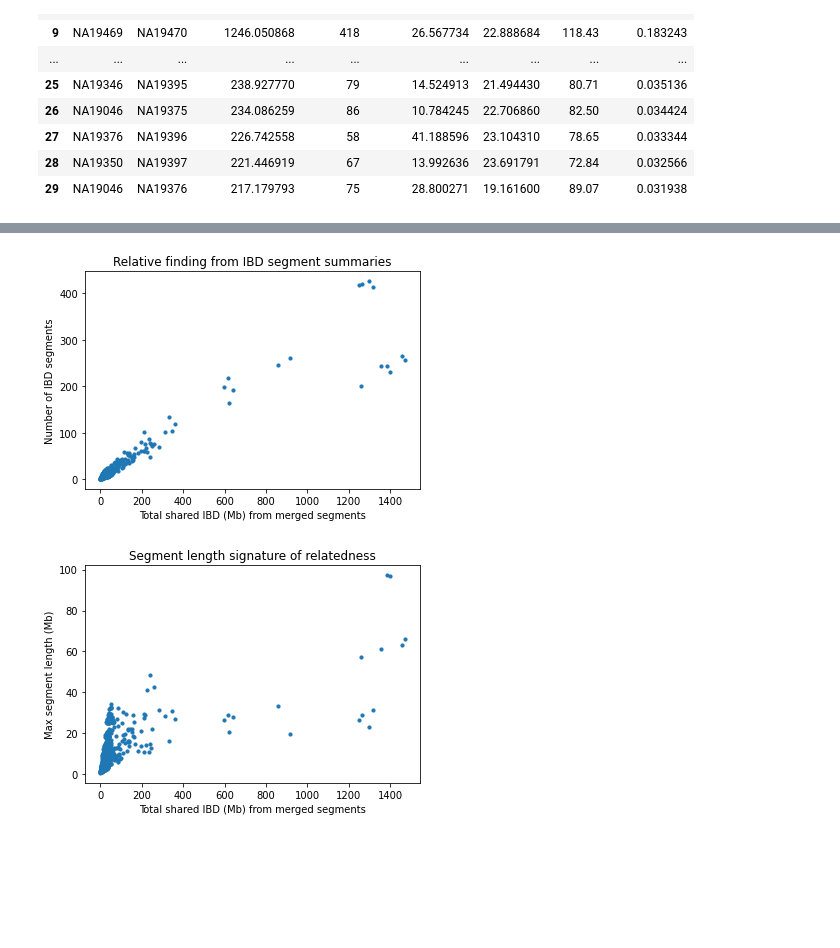
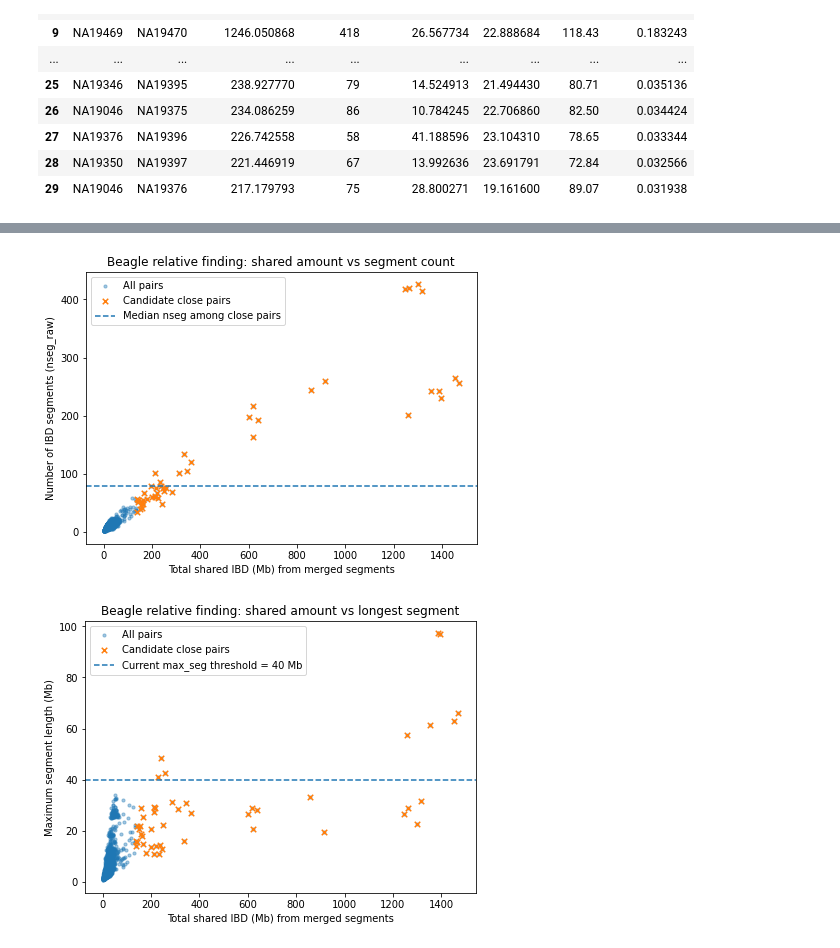
Before and after one commit to kaiyuanh2/cse284-final-project, a Jupyter notebook: beagle-relative-finding.ipynb, the cells around one changed output, grey strips where cells are left out. Drawn from its saved outputs; the diff is of its cells as text; code cells hidden in the pictures; blank space fills up the shorter version.

Commit message:
merge robustness analysis

```diff
--- a/beagle-relative-finding.ipynb
+++ b/beagle-relative-finding.ipynb
@@ -5,12 +5,12 @@ from collections import defaultdict
 
 ibd_path = "lwk.refined_ibd.merged.ibd.gz"
 # %%
-total_autosomal_bp = 3_400_000_000  # ~3.4 Gb
+total_autosomal_bp = 2_800_000_000  # ~2.8 Gb
 # %%
 def canonical_pair(iid1, iid2):
     return (iid1, iid2) if iid1 <= iid2 else (iid2, iid1)
 
-def read_refined_ibd_segments(ibd_path, chrom_min=1, chrom_max=22, min_lod=None):
+def read_refined_ibd_segments(ibd_path, chrom_min=1, chrom_max=22, min_lod=None, min_bp=None):
     """
     Reads Refined IBD / merged-ibd-segments output.
     Returns a list of dict rows with canonical (A,B), chrom, start, end, lod.
@@ -44,6 +44,9 @@ def read_refined_ibd_segments(ibd_path, chrom_min=1, chrom_max=22, min_lod=None)
             if (min_lod is not None) and (lod < min_lod):
                 continue
 
+            if (min_bp is not None) and ((e - s + 1) < min_bp):
+                continue
+
             rows.append({"A": A, "B": B, "chrom": chrom, "start": s, "end": e, "lod": lod})
     return rows
 
@@ -109,7 +112,7 @@ def summarize_pairs(segments, total_autosomal_bp):
     df = df.sort_values(["total_mb_merged", "nseg_raw"], ascending=False).reset_index(drop=True)
     return df
 # %%
-segs = read_refined_ibd_segments(ibd_path, min_lod=None)  # can try min_lod=3 or 5 later
+segs = read_refined_ibd_segments(ibd_path, min_lod=None, min_bp=None)  # can try different min_lod and min_dp later
 pair_stats = summarize_pairs(segs, total_autosomal_bp)
 
 pair_stats.head(30)
@@ -153,12 +156,12 @@ top_relatives[["A","B","total_mb_merged","nseg_raw","max_seg_mb_raw","mean_lod",
 | 28 | NA19350 | NA19397 | 221.446919 | 67 | 13.992636 | 23.691791 | 72.84 | 0.032566 |
 | 29 | NA19046 | NA19376 | 217.179793 | 75 | 28.800271 | 19.161600 | 89.07 | 0.031938 |
 # %%
-# Close relatives: sort top 0.5% by total_mb_merged
-close = pair_stats[pair_stats["total_mb_merged"] > pair_stats["total_mb_merged"].quantile(0.995)]
+# Close relatives: sort top 1% by total_mb_merged
+close = pair_stats[pair_stats["total_mb_merged"] > pair_stats["total_mb_merged"].quantile(0.99)]
 
 # Among close, a heuristic rough split by segment pattern:
-# (fewer segments & huge max) often looks parent/child-ish in ideal conditions.
-# (more segments & small max) often looks sibling-ish;
+# (fewer segments overlapping & huge max segment length) often looks parent/child-ish in ideal conditions.
+# (more segments overlapping & small max segment length) often looks sibling-ish;
 
 med_nseg = close["nseg_raw"].median()
 pc_like = close[(close["max_seg_mb_raw"] > 40) & (close["nseg_raw"] < med_nseg)]
@@ -181,21 +278,27 @@ sib_like[["A","B","total_mb_merged","nseg_raw","max_seg_mb_raw"]].head(10)
 # %%
 import matplotlib.pyplot as plt
 
 # Plot 1: total shared Mb vs number of segments
-plt.figure()
-plt.scatter(pair_stats["total_mb_merged"], pair_stats["nseg_raw"], s=10)
+plt.figure(figsize=(7, 5))
+plt.scatter(pair_stats["total_mb_merged"], pair_stats["nseg_raw"], s=10, alpha=0.4, label="All pairs")
+plt.scatter(close["total_mb_merged"], close["nseg_raw"], s=30, marker="x", label="Candidate close pairs")
+plt.axhline(med_nseg, linestyle="--", label="Median nseg among close pairs")
 plt.xlabel("Total shared IBD (Mb) from merged segments")
-plt.ylabel("Number of IBD segments")
-plt.title("Relative finding from IBD segment summaries")
+plt.ylabel("Number of IBD segments (nseg_raw)")
+plt.title("Beagle relative finding: shared amount vs segment count")
+plt.legend()
 plt.show()
 
 # Plot 2: total shared Mb vs max segment
-plt.figure()
-plt.scatter(pair_stats["total_mb_merged"], pair_stats["max_seg_mb_raw"], s=10)
+plt.figure(figsize=(7, 5))
+plt.scatter(pair_stats["total_mb_merged"], pair_stats["max_seg_mb_raw"], s=10, alpha=0.4, label="All pairs")
+plt.scatter(close["total_mb_merged"], close["max_seg_mb_raw"], s=30, marker="x", label="Candidate close pairs")
+plt.axhline(40, linestyle="--", label="Current max_seg threshold = 40 Mb")
 plt.xlabel("Total shared IBD (Mb) from merged segments")
-plt.ylabel("Max segment length (Mb)")
-plt.title("Segment length signature of relatedness")
+plt.ylabel("Maximum segment length (Mb)")
+plt.title("Beagle relative finding: shared amount vs longest segment")
+plt.legend()
 plt.show()
 # %% [output]
-[figure, old version]
+[figure, new version]
-[figure, old version]
+[figure, new version]
```
Also changed, not shown: parts of 8 cells of this notebook, 1 other file.
